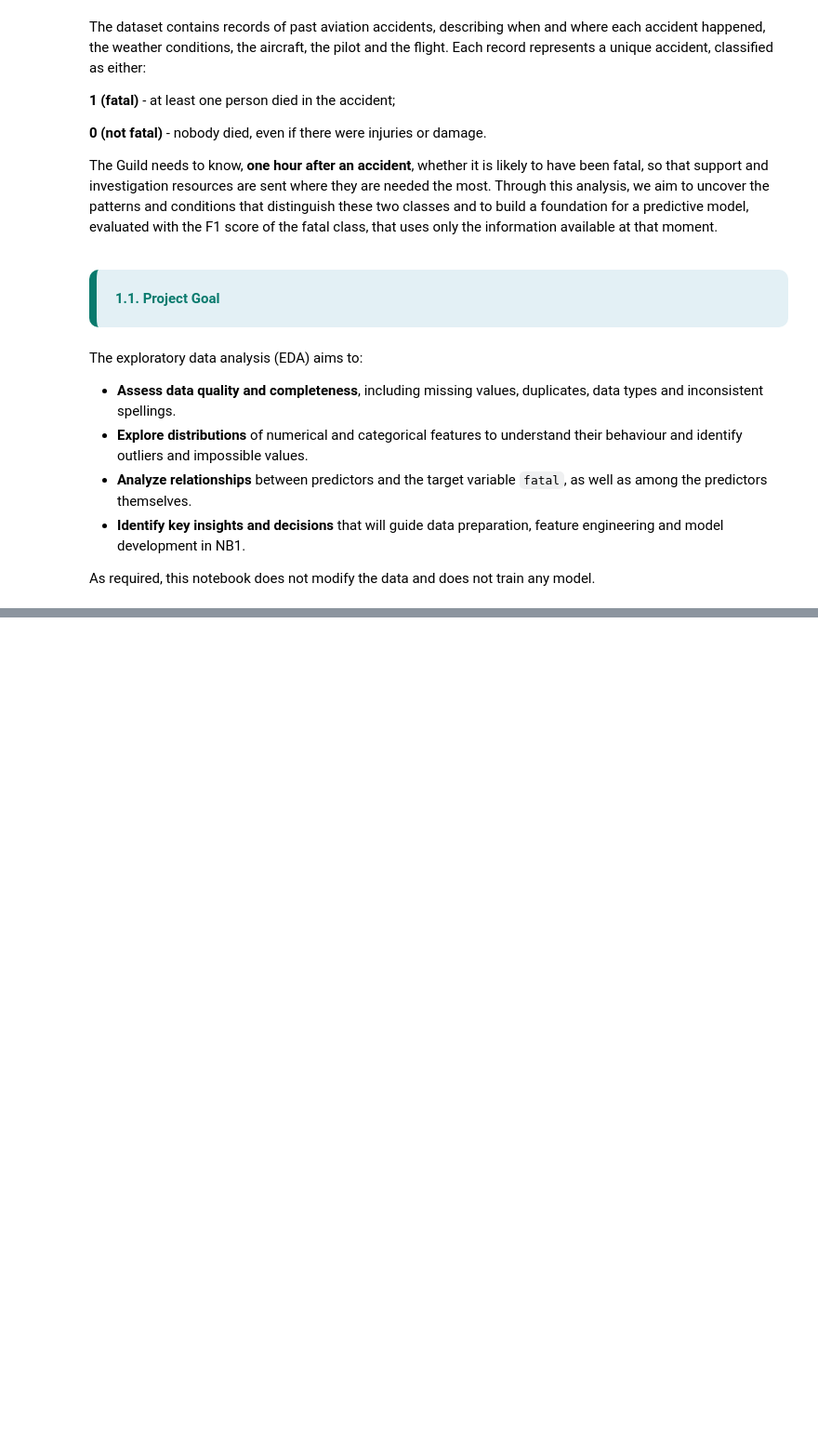
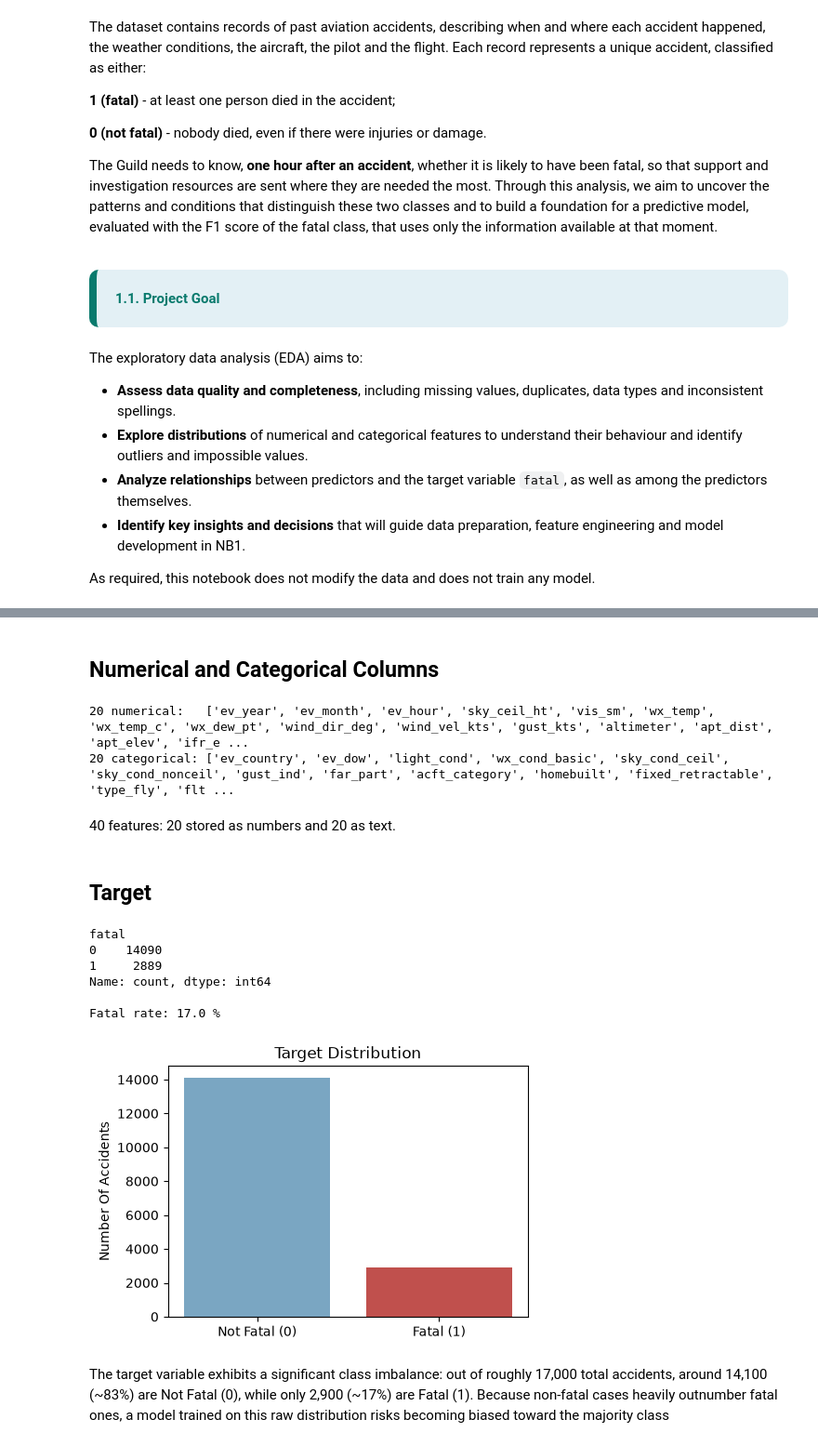
Before and after one commit to martim-dot/ML_Project, a Jupyter notebook: primeiraparte.ipynb, the cells around one changed output, grey strips where cells are left out. Shown at 93% size. Cells and saved outputs as stored; diff of their text form; code cells hidden in the pictures; blank space fills up the shorter version.

```diff
--- a/primeiraparte.ipynb
+++ b/primeiraparte.ipynb
@@ -157,0 +160,7 @@ As required, this notebook does not modify the data and does not train any model
+# %%
+learn = pd.read_csv("learn.csv")
+predict = pd.read_csv("predict.csv")
+
+print(f"learn:   {learn.shape[0]:,} rows x {learn.shape[1]} columns")
+print(f"predict: {predict.shape[0]:,} rows x {predict.shape[1]} columns")
+learn.head()
@@ -157,0 +196,36 @@ As required, this notebook does not modify the data and does not train any model
+# %% [markdown]
+## Numerical and Categorical Columns
+# %%
+num_cols = learn.drop(columns=["row_id", "fatal"]).select_dtypes(include="number").columns.tolist()
+cat_cols = learn.drop(columns=["row_id", "fatal"]).select_dtypes(exclude="number").columns.tolist()
+
+print(f"{len(num_cols)} numerical:  ", num_cols)
+print(f"{len(cat_cols)} categorical:", cat_cols)
+# %% [output]
+20 numerical:   ['ev_year', 'ev_month', 'ev_hour', 'sky_ceil_ht', 'vis_sm', 'wx_temp', 'wx_temp_c', 'wx_dew_pt', 'wind_dir_deg', 'wind_vel_kts', 'gust_kts', 'altimeter', 'apt_dist', 'apt_elev', 'ifr_e ...
+20 categorical: ['ev_country', 'ev_dow', 'light_cond', 'wx_cond_basic', 'sky_cond_ceil', 'sky_cond_nonceil', 'gust_ind', 'far_part', 'acft_category', 'homebuilt', 'fixed_retractable', 'type_fly', 'flt ...
+# %% [markdown]
+40 features: 20 stored as numbers and 20 as text.
+# %% [markdown]
+## Target
+# %%
+counts = learn["fatal"].value_counts()
+print(counts)
+print('\nFatal rate:',((counts[1]/counts.sum())*100).round(1),'%')
+# %% [output]
+fatal
+0    14090
+1     2889
+Name: count, dtype: int64
+
+Fatal rate: 17.0 %
+# %%
+fig, ax = plt.subplots(figsize=(5, 3.5))
+ax.bar(["Not Fatal (0)", "Fatal (1)"], counts.sort_index(), color=["#7aa6c2", "#c0504d"])
+ax.set_title("Target Distribution")
+ax.set_ylabel("Number Of Accidents")
+plt.show()
+# %% [output]
+[figure, added]
+# %% [markdown]
+The target variable exhibits a significant class imbalance: out of roughly 17,000 total accidents, around 14,100 (~83%) are Not Fatal (0), while only 2,900 (~17%) are Fatal (1). Because non-fatal cases heavily outnumber fatal ones, a model trained on this raw distribution risks becoming biased toward the majority class
```
Also changed, not shown: parts of 4 cells of this notebook, 1 other file.
